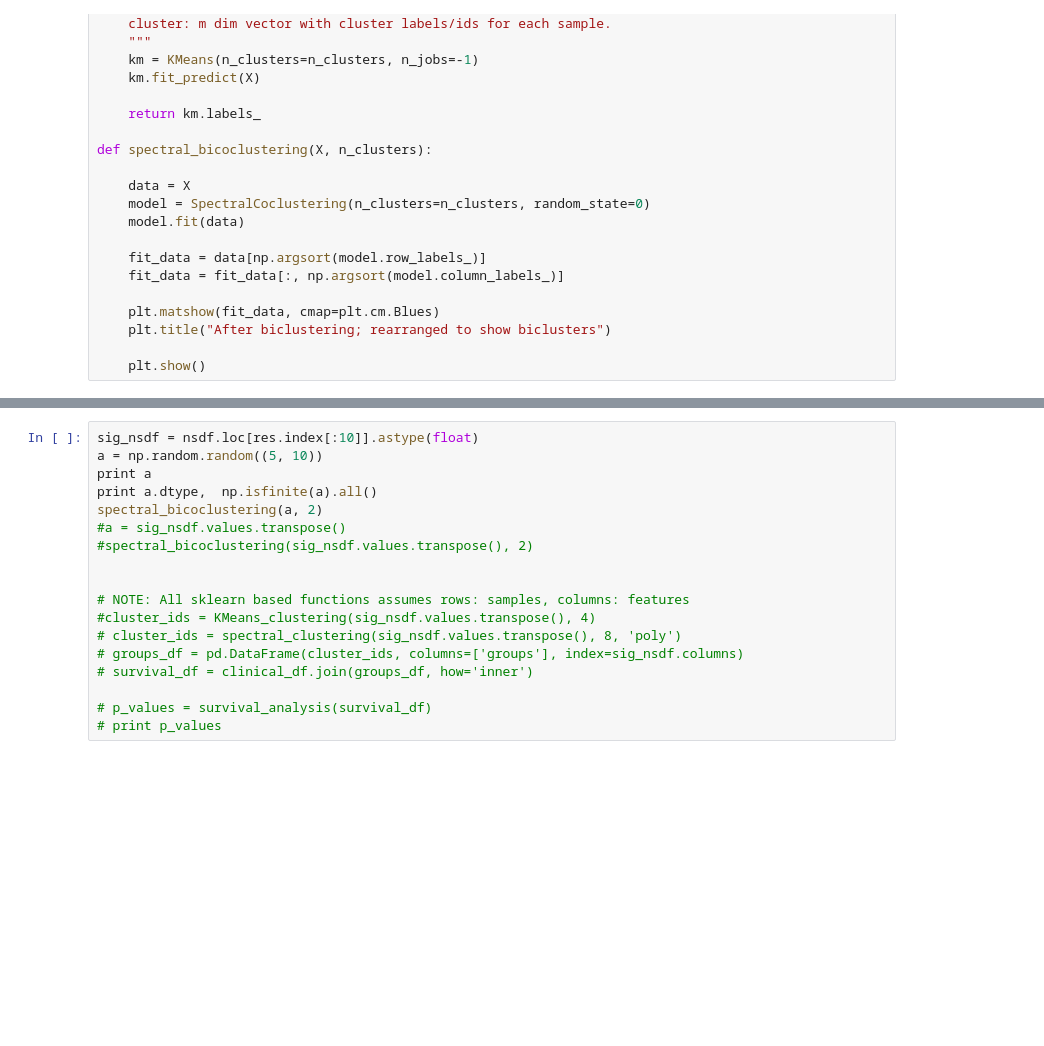
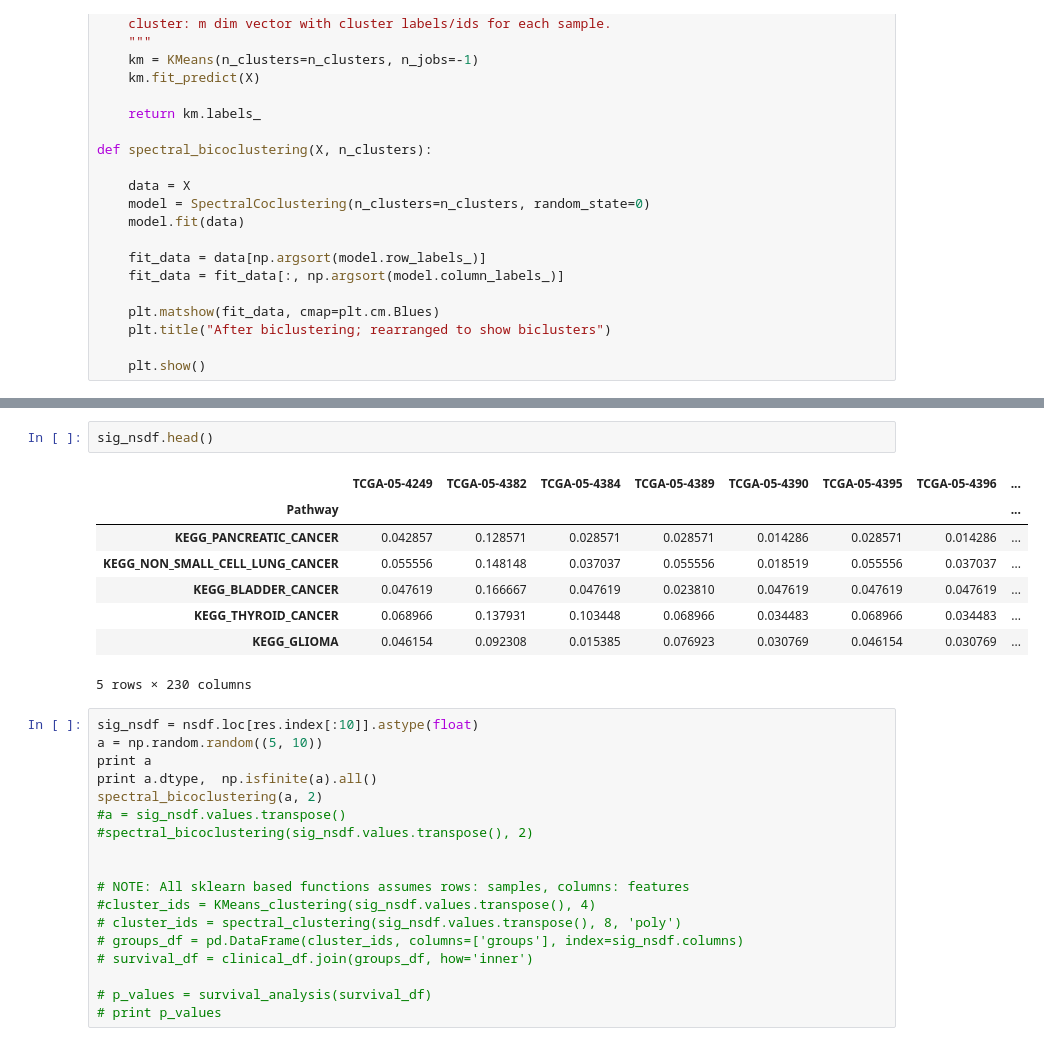
Before and after one commit to nitinksingh/driver, a Jupyter notebook: scratch.ipynb, the cells around one changed output, grey strips where cells are left out. Drawn from its saved outputs; the diff is of its cells as text; blank space fills up the shorter version.

```diff
--- a/scratch.ipynb
+++ b/scratch.ipynb
@@ -140,3 +190,14 @@ res.sort(ascending=False)
+# %%
+sig_nsdf.head()
+# %% [output]
+|  | TCGA-05-4249 | TCGA-05-4382 | TCGA-05-4384 | TCGA-05-4389 | TCGA-05-4390 | TCGA-05-4395 | TCGA-05-4396 | ... |
+| Pathway |  |  |  |  |  |  |  | ... |
+| KEGG_PANCREATIC_CANCER | 0.042857 | 0.128571 | 0.028571 | 0.028571 | 0.014286 | 0.028571 | 0.014286 | ... |
+| KEGG_NON_SMALL_CELL_LUNG_CANCER | 0.055556 | 0.148148 | 0.037037 | 0.055556 | 0.018519 | 0.055556 | 0.037037 | ... |
+| KEGG_BLADDER_CANCER | 0.047619 | 0.166667 | 0.047619 | 0.023810 | 0.047619 | 0.047619 | 0.047619 | ... |
+| KEGG_THYROID_CANCER | 0.068966 | 0.137931 | 0.103448 | 0.068966 | 0.034483 | 0.068966 | 0.034483 | ... |
+| KEGG_GLIOMA | 0.046154 | 0.092308 | 0.015385 | 0.076923 | 0.030769 | 0.046154 | 0.030769 | ... |
+5 rows × 230 columns
 # %%
 sig_nsdf = nsdf.loc[res.index[:10]].astype(float)
 a = np.random.random((5, 10))
```
Also changed, not shown: parts of 6 cells of this notebook, 3 other files.
